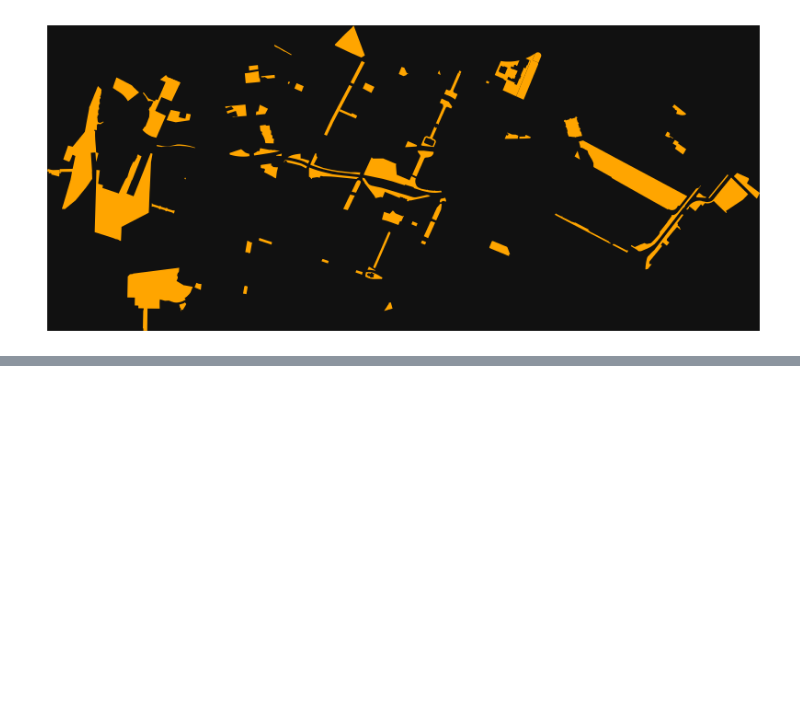
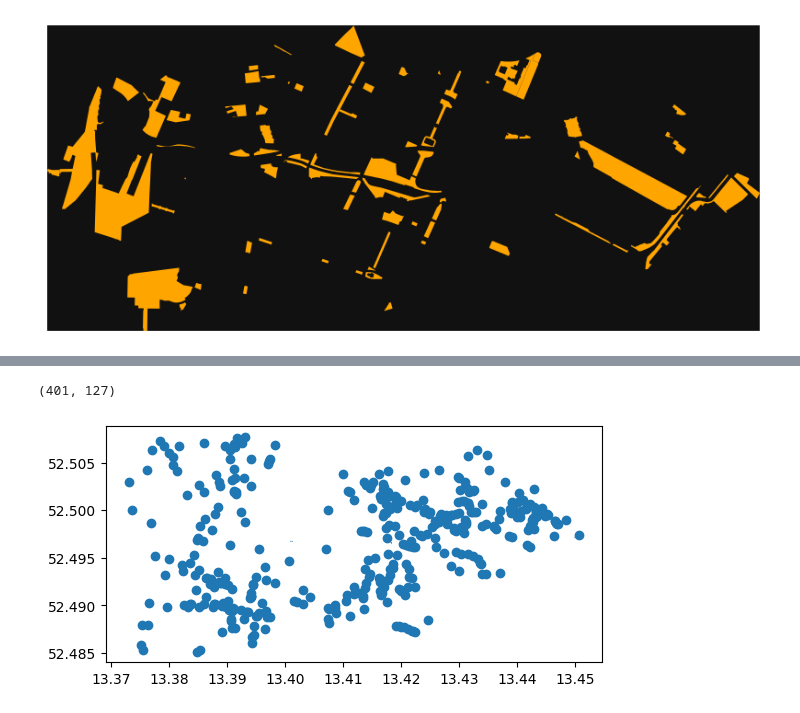
Before and after one commit to Laiagdla/osmnx-examples, a Jupyter notebook: notebooks/00-osmnx-features-demo.ipynb, the cells around one changed output, grey strips where cells are left out. Cells and saved outputs as stored; diff of their text form; code cells hidden in the pictures; blank space fills up the shorter version.

```diff
--- a/notebooks/00-osmnx-features-demo.ipynb
+++ b/notebooks/00-osmnx-features-demo.ipynb
@@ -257,0 +294,10 @@ fig, ax = ox.plot_footprints(gdf_2, figsize=(10, 10))
+# %%
+tags = {"amenity": "bar", "amenity": "cafe", "amenity": "restaurant"}
+gdf_3 = ox.geometries_from_place(place, tags)
+gdf_3.shape
+# %% [output]
+(401, 127)
+# %%
+ax = gdf_3.plot()
+# %% [output]
+[figure, added]
```
Also changed, not shown: parts of 20 cells of this notebook.
